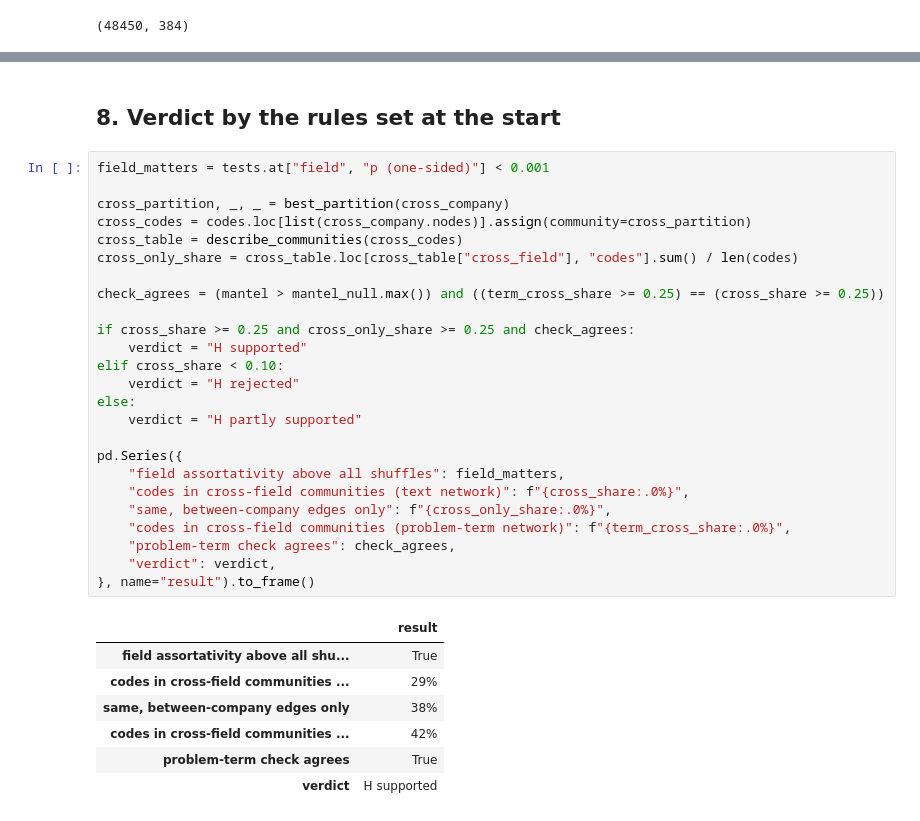
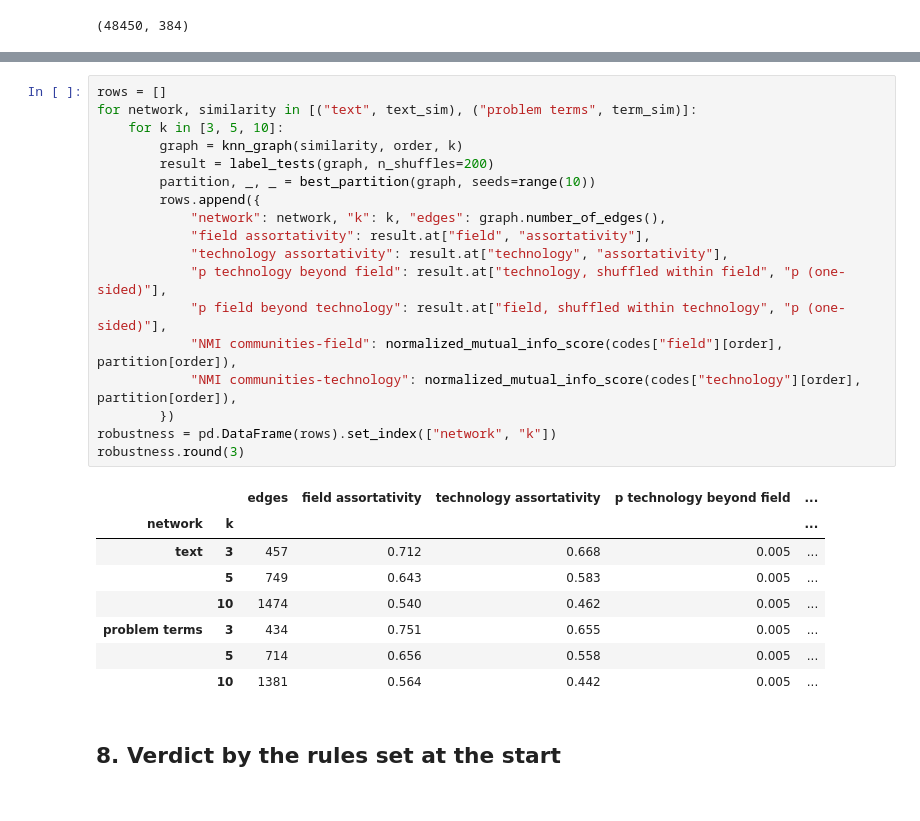
Before and after one commit to albertcasajuana01/social_graphs_project, a Jupyter notebook: text_similarity_network.ipynb, the cells around one changed output, grey strips where cells are left out. Cells and saved outputs as stored; diff of their text form.

```diff
--- a/text_similarity_network.ipynb
+++ b/text_similarity_network.ipynb
@@ -563,35 +542,29 @@ pd.DataFrame(rows).set_index("k").round(3)
+# %%
+rows = []
+for network, similarity in [("text", text_sim), ("problem terms", term_sim)]:
+    for k in [3, 5, 10]:
+        graph = knn_graph(similarity, order, k)
+        result = label_tests(graph, n_shuffles=200)
+        partition, _, _ = best_partition(graph, seeds=range(10))
+        rows.append({
+            "network": network, "k": k, "edges": graph.number_of_edges(),
+            "field assortativity": result.at["field", "assortativity"],
+            "technology assortativity": result.at["technology", "assortativity"],
+            "p technology beyond field": result.at["technology, shuffled within field", "p (one-sided)"],
+            "p field beyond technology": result.at["field, shuffled within technology", "p (one-sided)"],
+            "NMI communities-field": normalized_mutual_info_score(codes["field"][order], partition[order]),
+            "NMI communities-technology": normalized_mutual_info_score(codes["technology"][order], partition[order]),
+        })
+robustness = pd.DataFrame(rows).set_index(["network", "k"])
+robustness.round(3)
+# %% [output]
+|  |  | edges | field assortativity | technology assortativity | p technology beyond field | ... |
+| network | k |  |  |  |  | ... |
+| text | 3 | 457 | 0.712 | 0.668 | 0.005 | ... |
+|  | 5 | 749 | 0.643 | 0.583 | 0.005 | ... |
+|  | 10 | 1474 | 0.540 | 0.462 | 0.005 | ... |
+| problem terms | 3 | 434 | 0.751 | 0.655 | 0.005 | ... |
+|  | 5 | 714 | 0.656 | 0.558 | 0.005 | ... |
+|  | 10 | 1381 | 0.564 | 0.442 | 0.005 | ... |
 # %% [markdown]
 ## 8. Verdict by the rules set at the start
-# %%
-field_matters = tests.at["field", "p (one-sided)"] < 0.001
-
-cross_partition, _, _ = best_partition(cross_company)
-cross_codes = codes.loc[list(cross_company.nodes)].assign(community=cross_partition)
-cross_table = describe_communities(cross_codes)
-cross_only_share = cross_table.loc[cross_table["cross_field"], "codes"].sum() / len(codes)
-
-check_agrees = (mantel > mantel_null.max()) and ((term_cross_share >= 0.25) == (cross_share >= 0.25))
-
-if cross_share >= 0.25 and cross_only_share >= 0.25 and check_agrees:
-    verdict = "H supported"
-elif cross_share < 0.10:
-    verdict = "H rejected"
-else:
-    verdict = "H partly supported"
-
-pd.Series({
-    "field assortativity above all shuffles": field_matters,
-    "codes in cross-field communities (text network)": f"{cross_share:.0%}",
-    "same, between-company edges only": f"{cross_only_share:.0%}",
-    "codes in cross-field communities (problem-term network)": f"{term_cross_share:.0%}",
-    "problem-term check agrees": check_agrees,
-    "verdict": verdict,
-}, name="result").to_frame()
-# %% [output]
-|  | result |
-| field assortativity above all shu... | True |
-| codes in cross-field communities ... | 29% |
-| same, between-company edges only | 38% |
-| codes in cross-field communities ... | 42% |
-| problem-term check agrees | True |
-| verdict | H supported |
```
Also changed, not shown: parts of 48 cells of this notebook, 1 other file.
